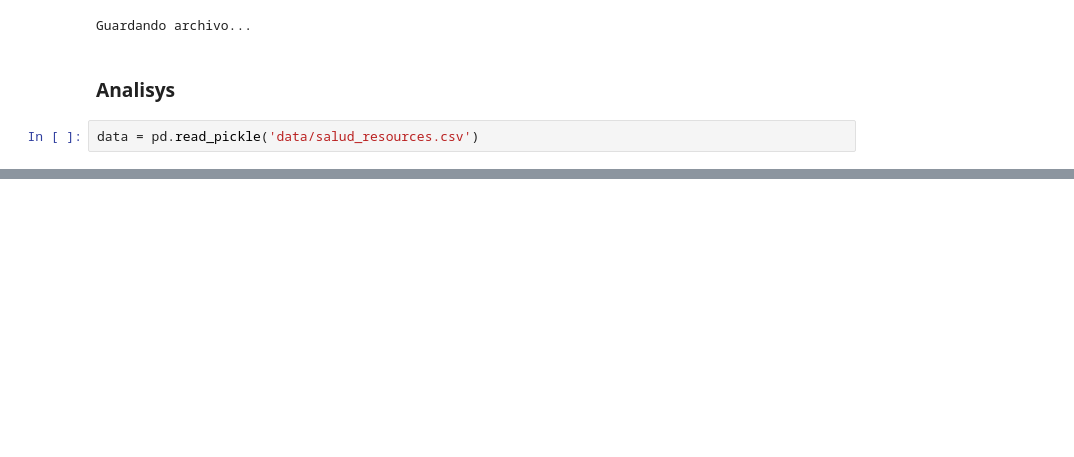
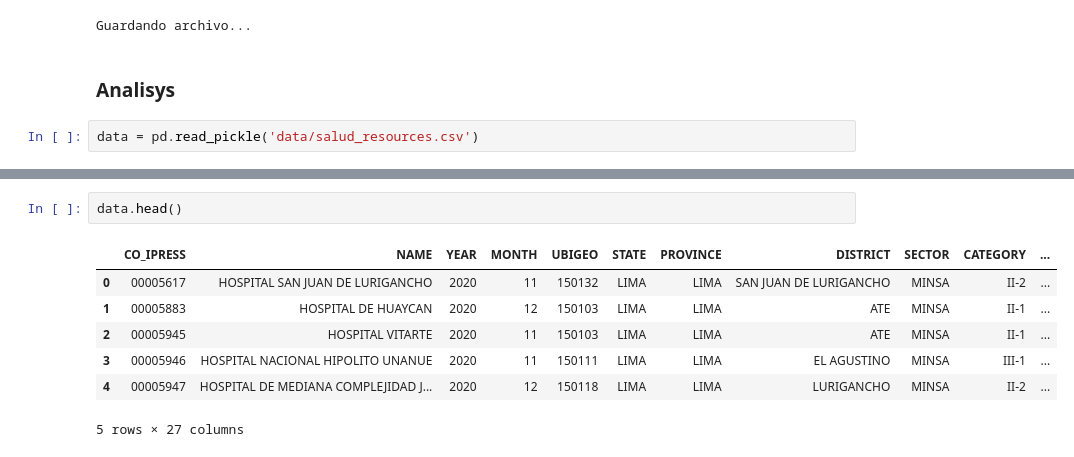
Before and after one commit to johnkbarrera/Hospitals_Demand, a Jupyter notebook: Joining_files_hospital_resources.ipynb, the cells around one changed output, grey strips where cells are left out. Saved outputs shown, nothing was run; the diff lists cells and outputs as text; blank space fills up the shorter version.

```diff
--- a/Joining_files_hospital_resources.ipynb
+++ b/Joining_files_hospital_resources.ipynb
@@ -159,0 +165,10 @@ data.describe()
+# %%
+data.head()
+# %% [output]
+|  | CO_IPRESS | NAME | YEAR | MONTH | UBIGEO | STATE | PROVINCE | DISTRICT | SECTOR | CATEGORY | ... |
+| 0 | 00005617 | HOSPITAL SAN JUAN DE LURIGANCHO | 2020 | 11 | 150132 | LIMA | LIMA | SAN JUAN DE LURIGANCHO | MINSA | II-2 | ... |
+| 1 | 00005883 | HOSPITAL DE HUAYCAN | 2020 | 12 | 150103 | LIMA | LIMA | ATE | MINSA | II-1 | ... |
+| 2 | 00005945 | HOSPITAL VITARTE | 2020 | 11 | 150103 | LIMA | LIMA | ATE | MINSA | II-1 | ... |
+| 3 | 00005946 | HOSPITAL NACIONAL HIPOLITO UNANUE | 2020 | 11 | 150111 | LIMA | LIMA | EL AGUSTINO | MINSA | III-1 | ... |
+| 4 | 00005947 | HOSPITAL DE MEDIANA COMPLEJIDAD J... | 2020 | 12 | 150118 | LIMA | LIMA | LURIGANCHO | MINSA | II-2 | ... |
+5 rows × 27 columns
```
Also changed, not shown: parts of 9 cells of this notebook, 3 other files.
